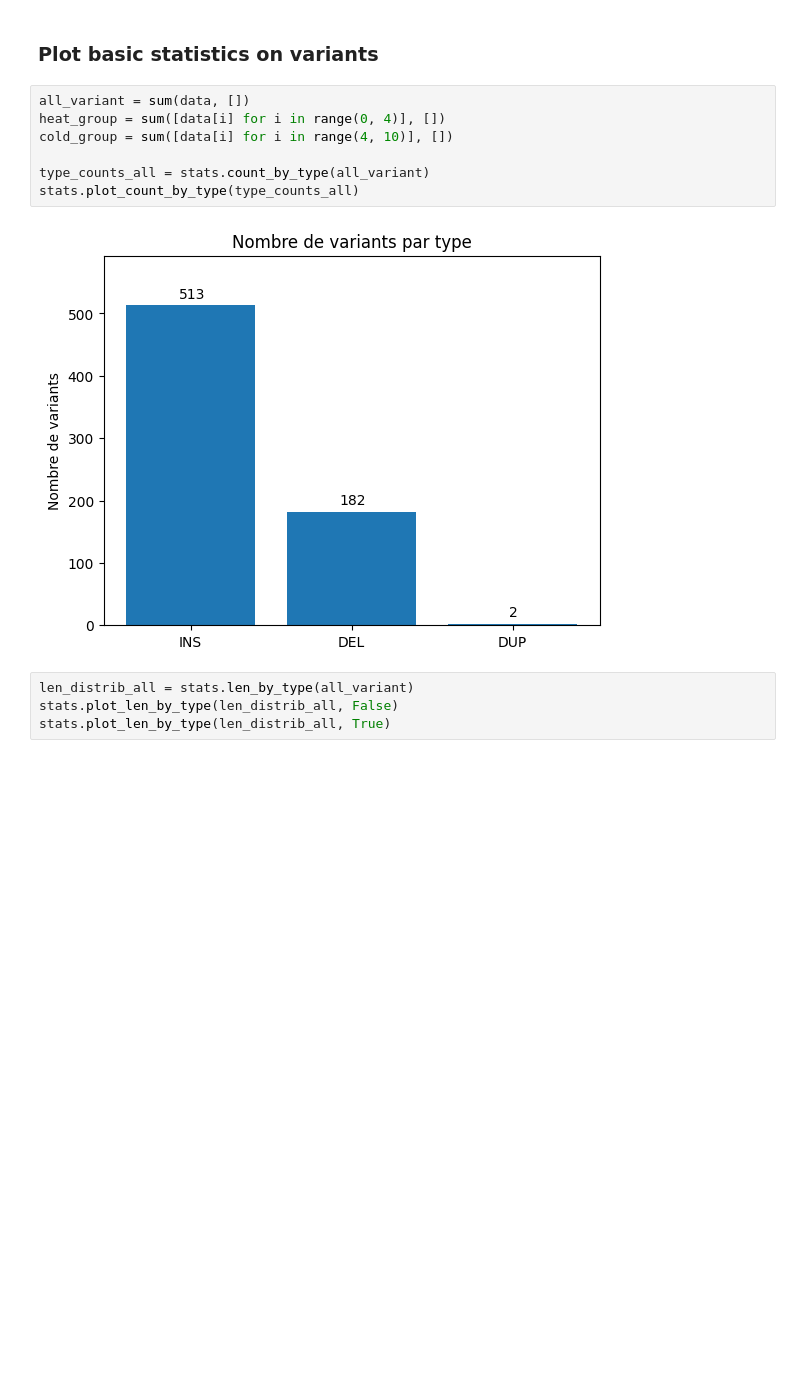
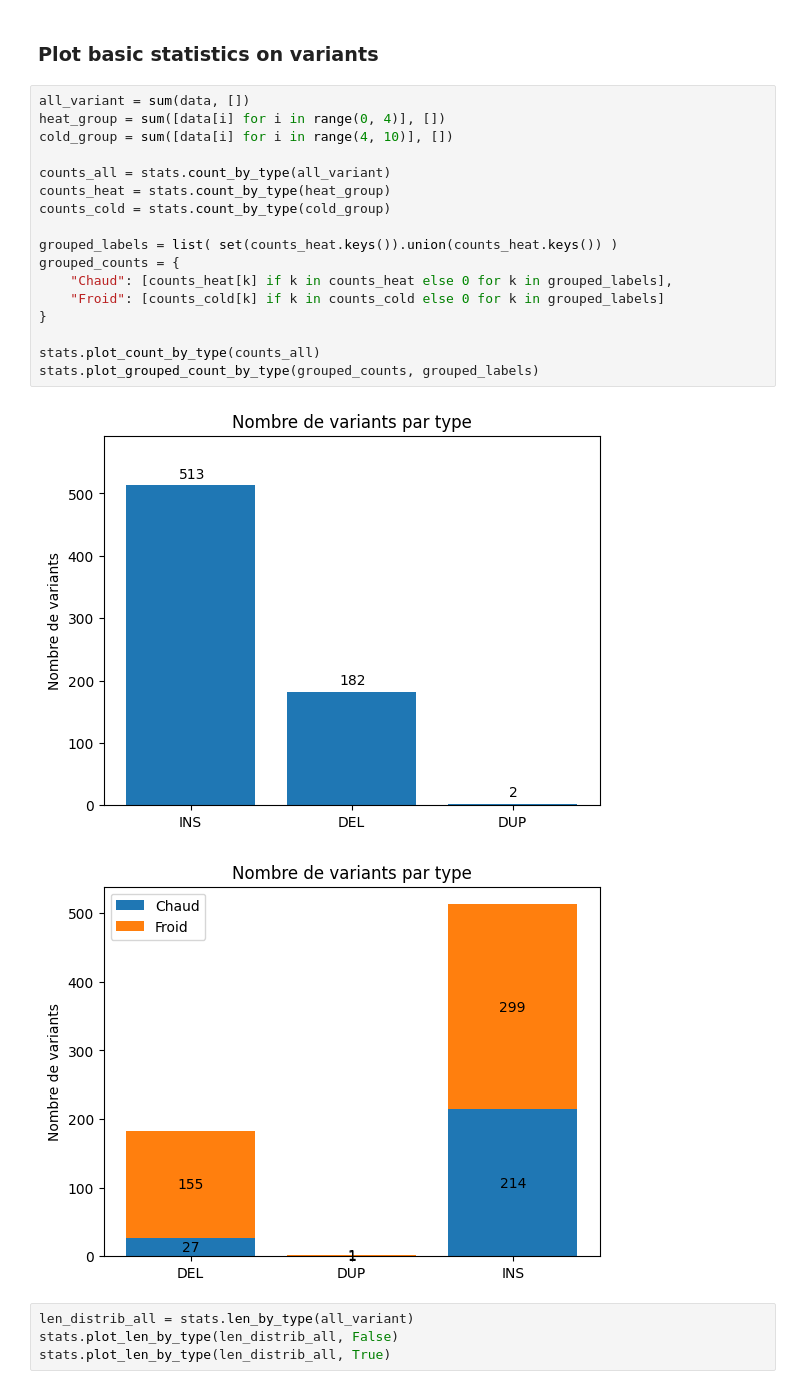
Before and after one commit to Tara-Guillorit/TP-BILL, a Jupyter notebook: analyse.ipynb, the cells around one changed output. Cells and saved outputs as stored; diff of their text form; blank space fills up the shorter version.

Commit message:
add grouped counts

```diff
--- a/analyse.ipynb
+++ b/analyse.ipynb
@@ -27,12 +27,23 @@ except FileNotFoundError:
 # %%
 all_variant = sum(data, [])
 heat_group = sum([data[i] for i in range(0, 4)], [])
 cold_group = sum([data[i] for i in range(4, 10)], [])
 
-type_counts_all = stats.count_by_type(all_variant)
-stats.plot_count_by_type(type_counts_all)
+counts_all = stats.count_by_type(all_variant)
+counts_heat = stats.count_by_type(heat_group)
+counts_cold = stats.count_by_type(cold_group)
+
+grouped_labels = list( set(counts_heat.keys()).union(counts_heat.keys()) )
+grouped_counts = {
+    "Chaud": [counts_heat[k] if k in counts_heat else 0 for k in grouped_labels],
+    "Froid": [counts_cold[k] if k in counts_cold else 0 for k in grouped_labels]
+}
+
+stats.plot_count_by_type(counts_all)
+stats.plot_grouped_count_by_type(grouped_counts, grouped_labels)
 # %% [output]
 [figure]
+[figure, added]
 # %%
 len_distrib_all = stats.len_by_type(all_variant)
 stats.plot_len_by_type(len_distrib_all, False)
```
Also changed, not shown: 1 other file.
